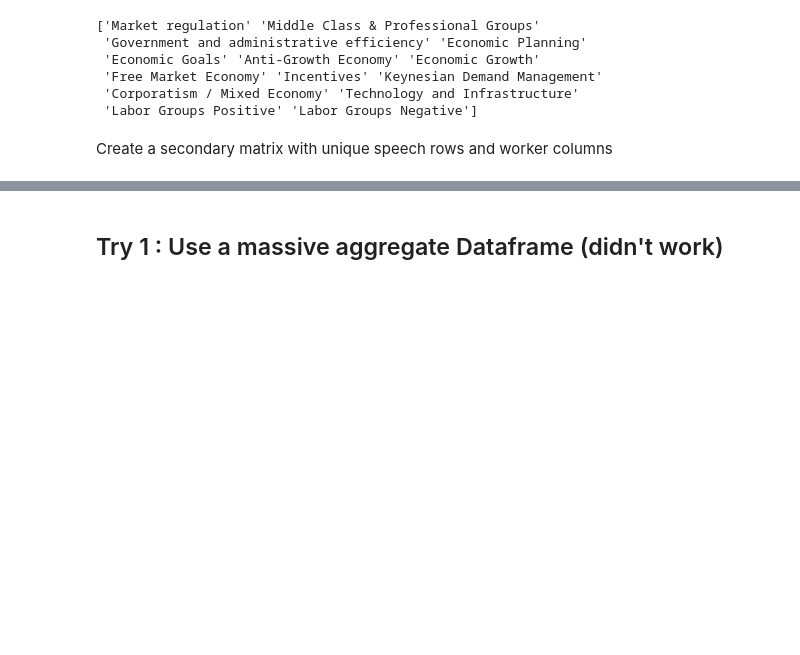
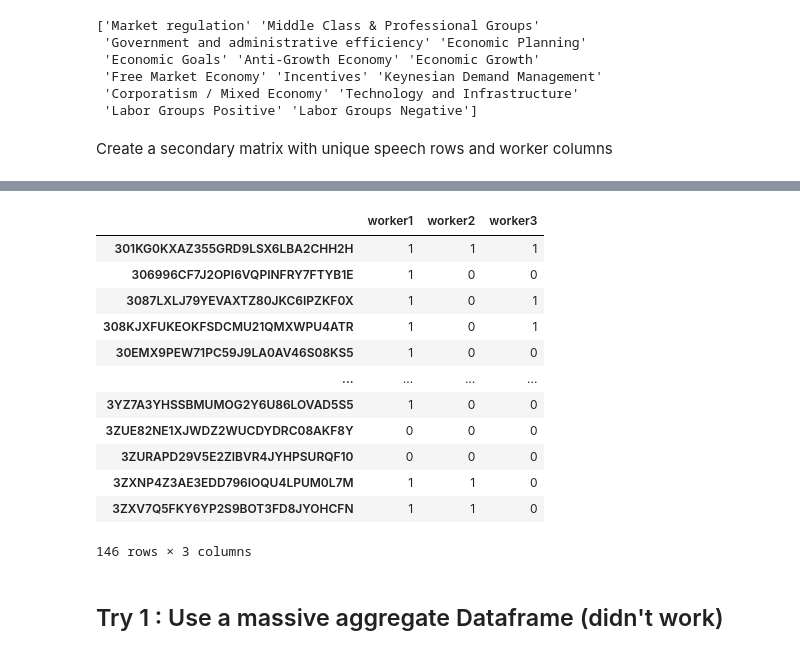
Before and after one commit to toletich311/manifesto_annotations, a Jupyter notebook: Annotations/Annotations_Labeling_Statistics.ipynb, the cells around one changed output, grey strips where cells are left out. Saved outputs shown, nothing was run; the diff lists cells and outputs as text; code cells hidden in the pictures; blank space fills up the shorter version.

```diff
--- a/Annotations/Annotations_Labeling_Statistics.ipynb
+++ b/Annotations/Annotations_Labeling_Statistics.ipynb
@@ -92,3 +92,21 @@ df_clean
 | 658 | 3ZXV7Q5FKY6YP2S9BOT3FD8JYOHCFN | A1X47COW2Y9SEL | ["Market regulation","Anti-Growth... |
 | 659 | 3ZXV7Q5FKY6YP2S9BOT3FD8JYOHCFN | APXGSUB250NVH | ["Economic Goals"] |
 660 rows × 3 columns
+# %%
+# sanity check
+
+# First, ensure 'answer' is treated as a list, not a string
+df_clean['answer'] = df_clean['answer'].apply(lambda x: eval(x) if isinstance(x, str) else x)
+
+# Filter out empty annotations
+df_non_empty = df_clean[df_clean['answer'].apply(lambda x: isinstance(x, list) and len(x) > 0)]
+
+# Count valid annotations per speech
+annotation_counts = df_non_empty.groupby('speech_id').size()
+
+# Identify speeches that don't have exactly 3 valid annotations
+incomplete_speeches = annotation_counts[annotation_counts != 3]
+
+# Print result
+print(f"Speeches with <3 valid annotations: {len(incomplete_speeches)}")
+print(incomplete_speeches)
@@ -152,3 +240,45 @@ df_pivot
+# %%
+# Step 1: Ensure each cell is a list (not a string)
+df_pivot_cleaned = df_pivot.applymap(lambda x: eval(x) if isinstance(x, str) else x)
+
+# Step 2: Create binary DataFrames per category
+category_dfs = {}
+
+for category in unique_categories:
+    rows = []
+    speech_ids = []
+
+    for speech_id, row in df_pivot_cleaned.iterrows():
+        votes = []
+
+        for annotations in row.values:
+            if isinstance(annotations, list) and annotations:  # non-empty list
+                vote = 1 if category in annotations else 0
+                votes.append(vote)
+
+        # Only include rows with exactly 3 annotations
+        if len(votes) == 3:
+            rows.append(votes)
+            speech_ids.append(speech_id)
+
+    df_binary = pd.DataFrame(rows, index=speech_ids, columns=['worker1', 'worker2', 'worker3'])
+    category_dfs[category] = df_binary
+
+category_dfs['Market regulation'] # test one category
+# %% [output]
+|  | worker1 | worker2 | worker3 |
+| 301KG0KXAZ355GRD9LSX6LBA2CHH2H | 1 | 1 | 1 |
+| 306996CF7J2OPI6VQPINFRY7FTYB1E | 1 | 0 | 0 |
+| 3087LXLJ79YEVAXTZ80JKC6IPZKF0X | 1 | 0 | 1 |
+| 308KJXFUKEOKFSDCMU21QMXWPU4ATR | 1 | 0 | 1 |
+| 30EMX9PEW71PC59J9LA0AV46S08KS5 | 1 | 0 | 0 |
+| ... | ... | ... | ... |
+| 3YZ7A3YHSSBMUMOG2Y6U86LOVAD5S5 | 1 | 0 | 0 |
+| 3ZUE82NE1XJWDZ2WUCDYDRC08AKF8Y | 0 | 0 | 0 |
+| 3ZURAPD29V5E2ZIBVR4JYHPSURQF10 | 0 | 0 | 0 |
+| 3ZXNP4Z3AE3EDD796IOQU4LPUM0L7M | 1 | 1 | 0 |
+| 3ZXV7Q5FKY6YP2S9BOT3FD8JYOHCFN | 1 | 1 | 0 |
+146 rows × 3 columns
 # %% [markdown]
 ## Try 1 : Use a massive aggregate Dataframe (didn't work)
 # %%
```
Also changed, not shown: parts of 21 cells of this notebook.
